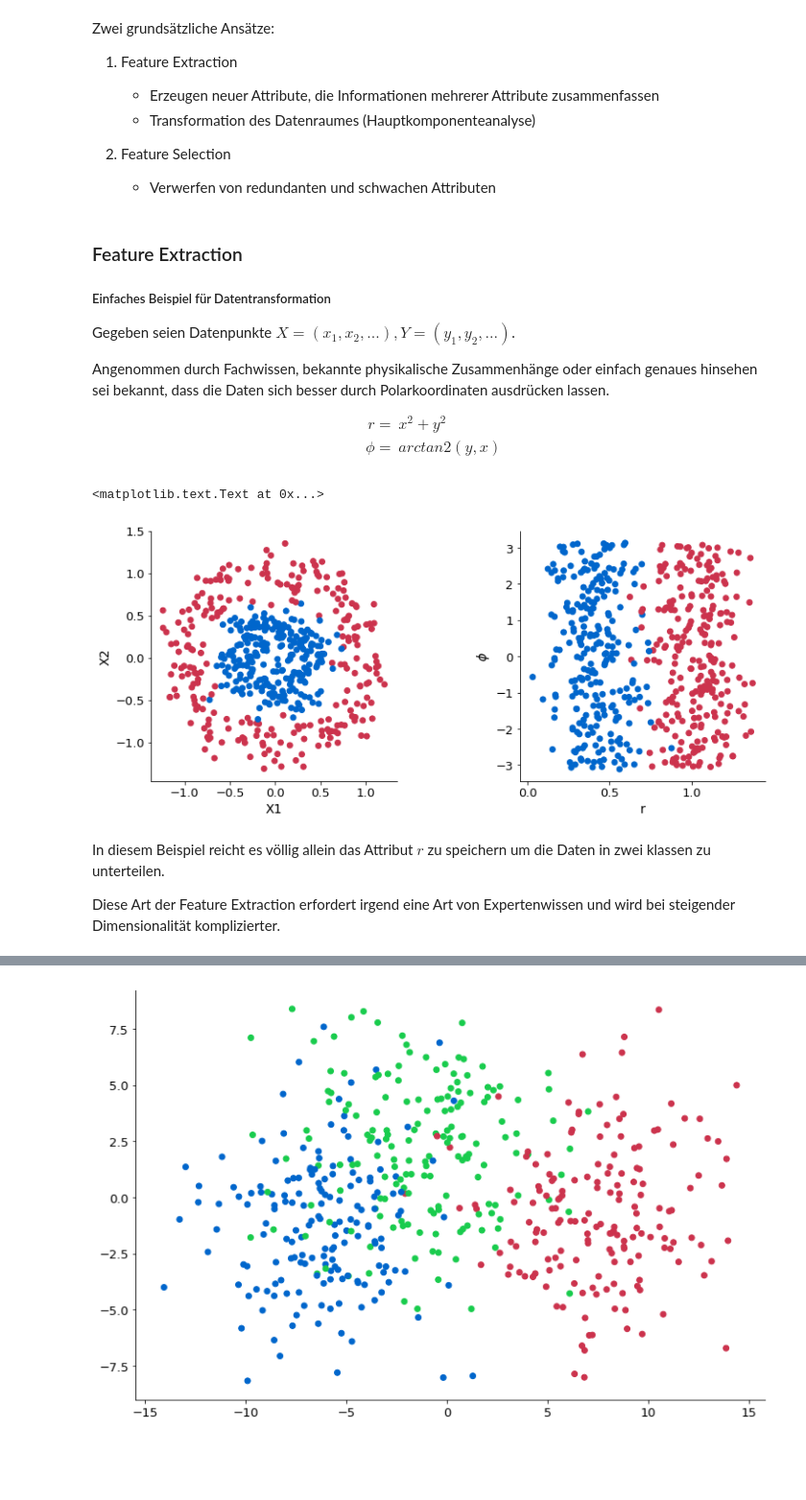
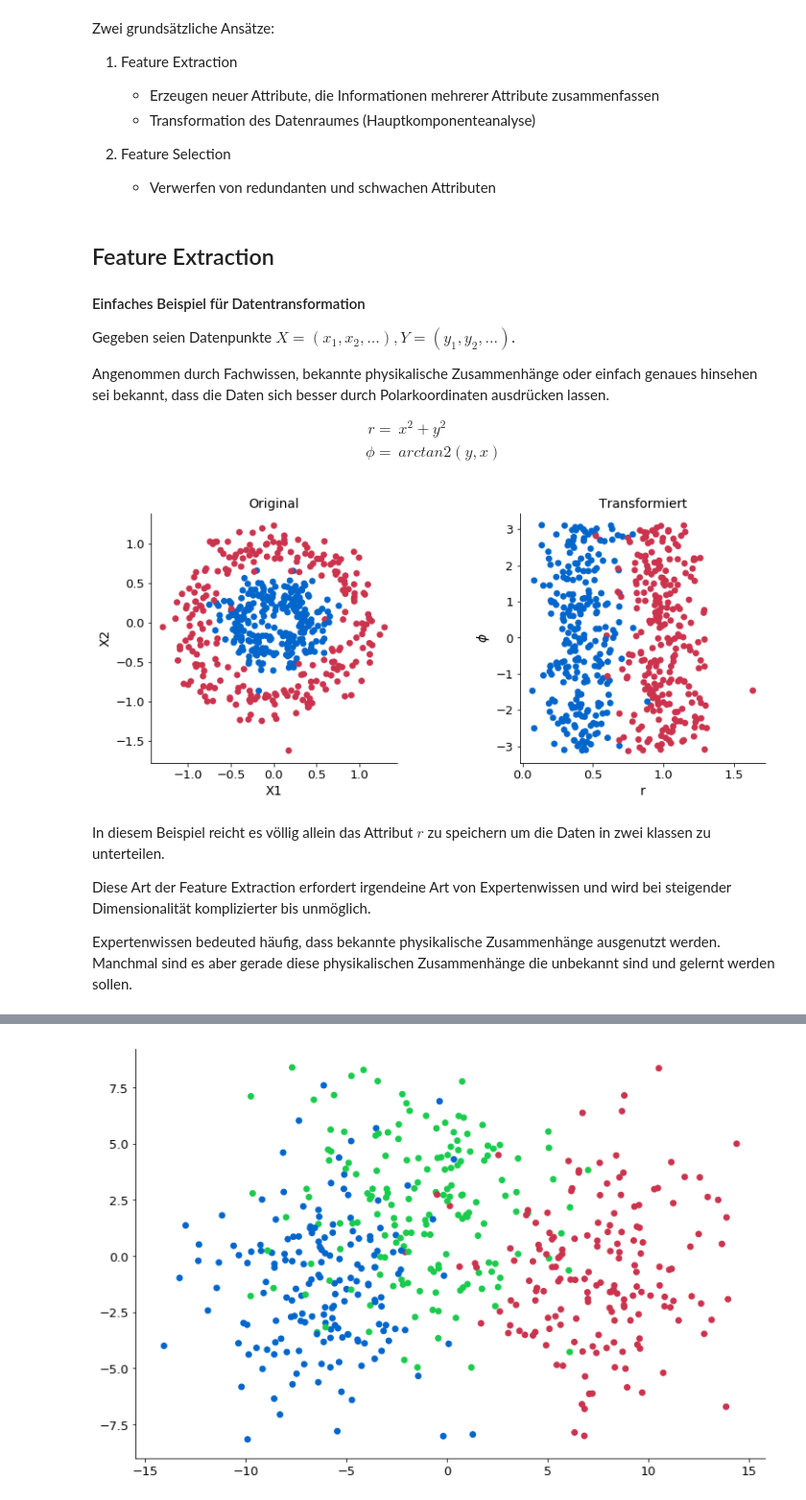
Before and after one commit to kbruegge/machine-learning-lecture, a Jupyter notebook: smd_pca.ipynb, the cells around one changed output, grey strips where cells are left out. Shown at 96% size. Drawn from its saved outputs; the diff is of its cells as text; code cells hidden in the pictures; blank space fills up the shorter version.

```diff
--- a/smd_pca.ipynb
+++ b/smd_pca.ipynb
@@ -265,9 +206,9 @@ Zwei grundsätzliche Ansätze:
 
        - Verwerfen von redundanten und schwachen Attributen
 # %% [markdown]
-### Feature Extraction
+## Feature Extraction
 
-##### Einfaches Beispiel für Datentransformation
+#### Einfaches Beispiel für Datentransformation
 
 Gegeben seien Datenpunkte $X = (x_1, x_2, ...) , Y = (y_1, y_2, ...) $.
 
@@ -283,27 +224,36 @@ $$
 # %%
 from sklearn.datasets import make_circles
 
 def transform(X1, X2):
     r = np.sqrt(X1**2 + X2**2)
     phi = np.arctan2(X2, X1)
     return r, phi
 
 X, y = make_circles(n_samples=500, noise=0.15, factor=0.4, )
+r, phi = transform(X[:, 0], X[:, 1])
+
+#erstelle eine figure mit zwei subplots
 fig, (ax1, ax2) = plt.subplots(1, 2, figsize=(12, 5))
 plt.subplots_adjust(wspace=0.5)
+
+#plotte die ursprünglichen Punkte
 ax1.scatter(X[:, 0], X[:, 1], c=y, cmap=discrete_cmap)
 ax1.set_xlabel('X1')
 ax1.set_ylabel('X2')
+ax1.set_title('Original')
 
-r, phi = transform(X[:, 0], X[:, 1])
+#plotte die transformierten Punkte
 ax2.scatter(r, phi, c=y, cmap=discrete_cmap)
 ax2.set_xlabel('r')
 ax2.set_ylabel('$\phi$')
+ax2.set_title('Transformiert')
+None
 # %% [output]
-<matplotlib.text.Text at 0x...>
-[figure, old version]
+[figure, new version]
 # %% [markdown]
 In diesem Beispiel reicht es völlig allein das Attribut $r$ zu speichern um die Daten in zwei klassen zu unterteilen.
 
-Diese Art der Feature Extraction erfordert irgend eine Art von Expertenwissen und wird bei steigender Dimensionalität komplizierter.
+Diese Art der Feature Extraction erfordert irgendeine Art von Expertenwissen und wird bei steigender Dimensionalität komplizierter bis unmöglich.
+
+Expertenwissen bedeuted häufig, dass bekannte physikalische Zusammenhänge ausgenutzt werden. Manchmal sind es aber gerade diese physikalischen Zusammenhänge die unbekannt sind und gelernt werden sollen.
 # %% [markdown]
```
Also changed, not shown: parts of 23 cells of this notebook, 1 other file.
